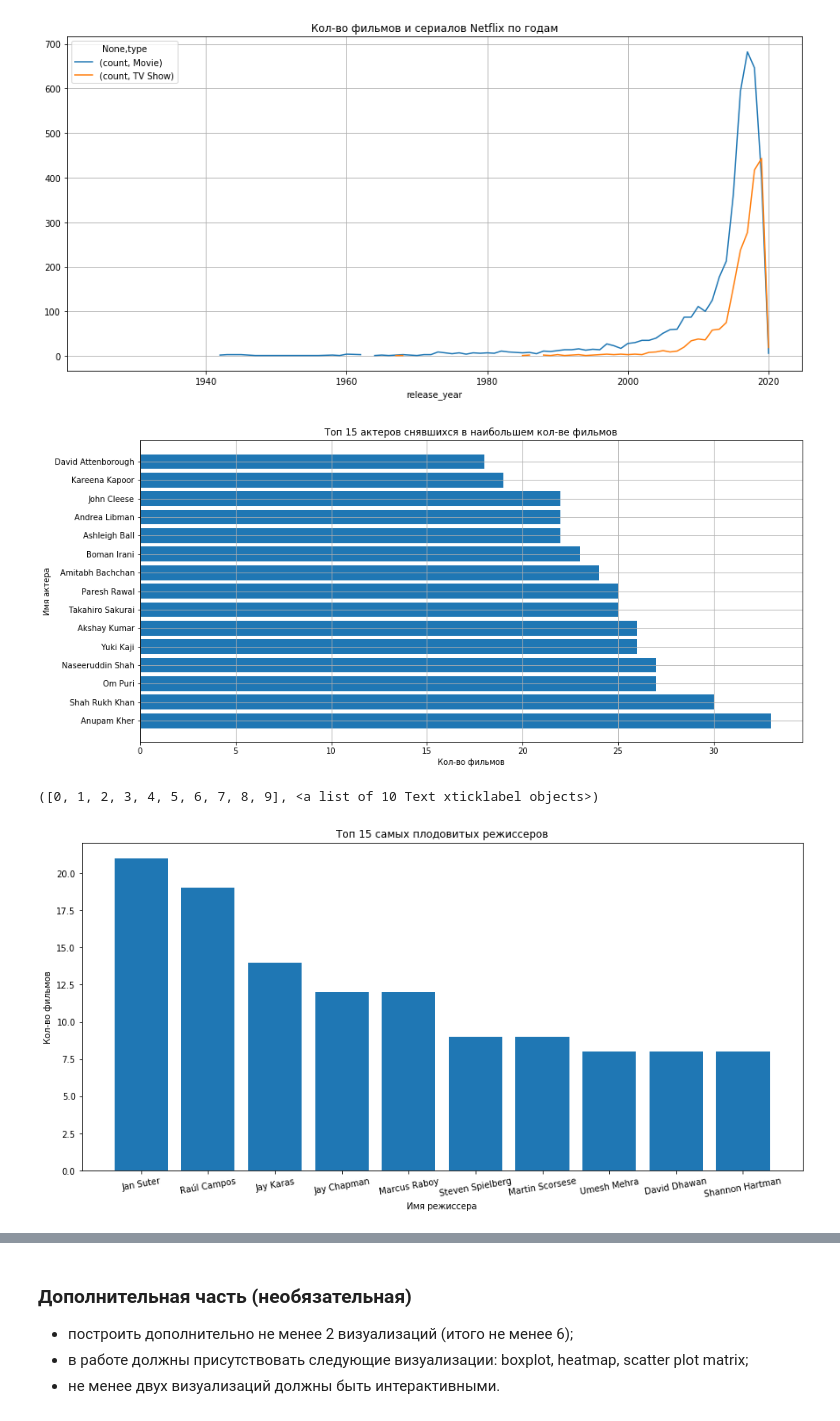
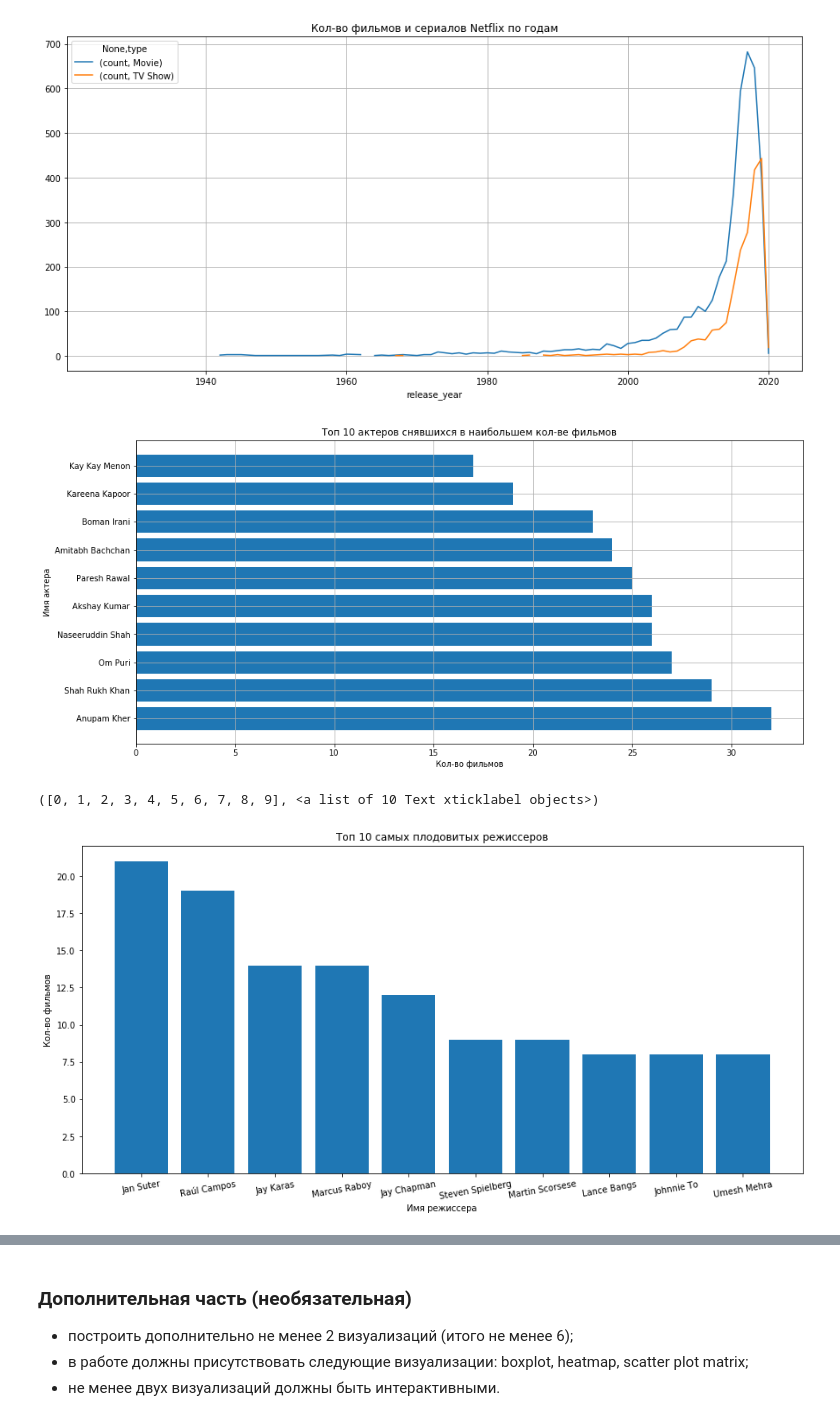
Before and after one commit to iamdenizzz/pyda-10, a Jupyter notebook: 15/Homework_15.ipynb, the cells around one changed output, grey strips where cells are left out. Saved outputs shown, nothing was run; the diff lists cells and outputs as text; code cells hidden in the pictures.

```diff
--- a/15/Homework_15.ipynb
+++ b/15/Homework_15.ipynb
@@ -57,27 +57,28 @@ graph1.unstack('type').plot(title='Кол-во фильмов и сериало
 # %%
 # График 2 - Актеры снявшиеся с наибольшем кол-ве фильмов и сериалов
 actors = {}
 movies = data['cast'].dropna().apply(lambda x: x.split(", "))
 for movie in movies:
     for actor in movie:
         if actor not in actors: actors[actor]=0
         actors[actor]+=1
 
-graph2 = pd.DataFrame.from_dict(actors, orient='index', columns=['count']).reset_index()
-graph2 = graph2.sort_values('count', ascending=False).head(15)
+graph2 = pd.DataFrame.from_dict(actors, orient='index', columns=['count']).reset_index().\
+    sort_values('count', ascending=False).head(10)
 
 plt.barh(graph2['index'], graph2['count'])
 plt.xlabel('Кол-во фильмов')
 plt.ylabel('Имя актера')
-plt.title('Топ 15 актеров снявшихся в наибольшем кол-ве фильмов')
+plt.title('Топ 10 актеров снявшихся в наибольшем кол-ве фильмов')
 plt.grid()
 
-# Как можно увидеть по графику, в топ 15 присутствуют приемущественно индийские имена, что скорее всего связязано с быстрыми
-# съемками и запуском фильмов и сериалов в производство в Индии, по сравнению с западными сериалами и фильмами
+# Как можно увидеть по графику, в топ 10 присутствуют приемущественно индийские имена, что скорее всего связязано
+# с более дешевыми и быстрыми съемками фильмов и сериалов в производство в Индии, по сравнению с западными
+# сериалами и фильмами. Т.е. индийский актер может сниматься в целой куче фильмов потому, что это быстрй процесс.
 # %% [output]
-[figure, old version]
+[figure, new version]
 # %%
-# График 3 - Топ 15 самых плодовитых режиссеров
+# График 3 - Топ 10 самых плодовитых режиссеров
 directors = {}
 movies = data['director'].dropna().apply(lambda x: x.split(", "))
 for movie in movies:
@@ -90,12 +91,12 @@ graph3 = graph3.sort_values('count', ascending=False).reset_index().head(10)
 plt.bar(graph3['index'], graph3['count'])
 plt.xlabel('Имя режиссера')
 plt.ylabel('Кол-во фильмов')
-plt.title('Топ 15 самых плодовитых режиссеров')
+plt.title('Топ 10 самых плодовитых режиссеров')
 plt.xticks(rotation=10)
-# Здесь мы также можем увидеть, что самые плодовитые режиссеры у которых 23 и более фильмов происходят из Индии,
-# что также подтверждает предыдущую гипотезу, что производство фильмов и сериалов в Индии процесс более быстрый и простой
-# по сравнению с другими странами мира
+# Здесь мы также можем видим другую ситуацию и среди самых плодовитых режиссеров преимущественно латиноамериканцы
+# и американцы. Это связано с расцветом фильмов, сериалов и телепрограмм, куда приглашаются режиссеры показывающие
+# хорошие результаты. В результате режиссер фильмов может снять несколько серий сериала или снять тв-шоу
 # %% [output]
 ([0, 1, 2, 3, 4, 5, 6, 7, 8, 9], <a list of 10 Text xticklabel objects>)
-[figure, old version]
+[figure, new version]
 # %%
```
Also changed, not shown: parts of 1 cell of this notebook.
